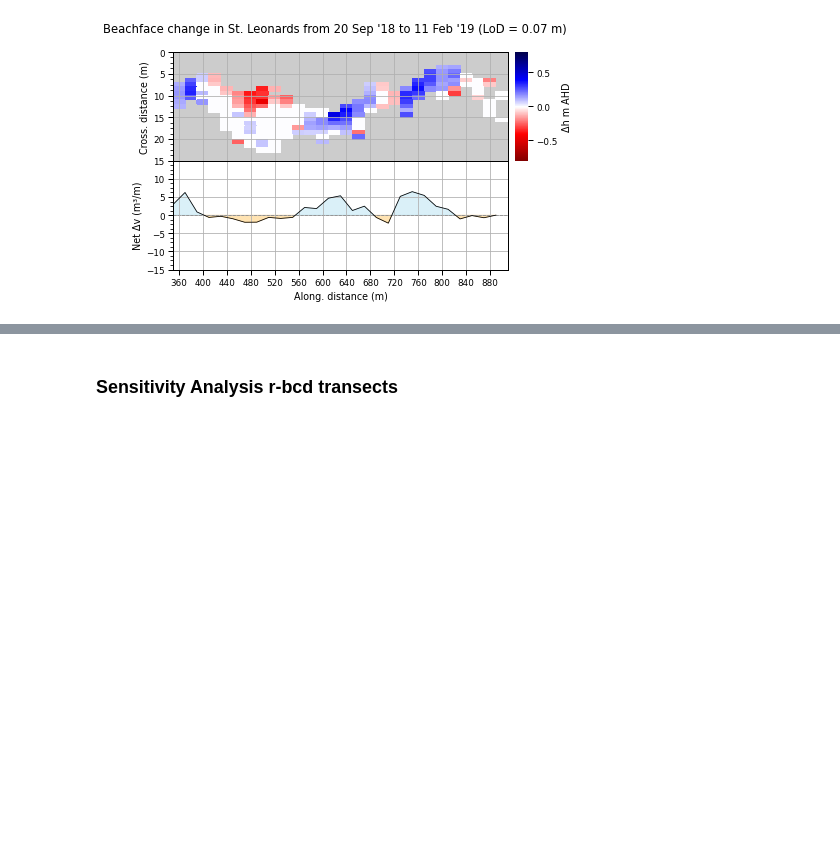
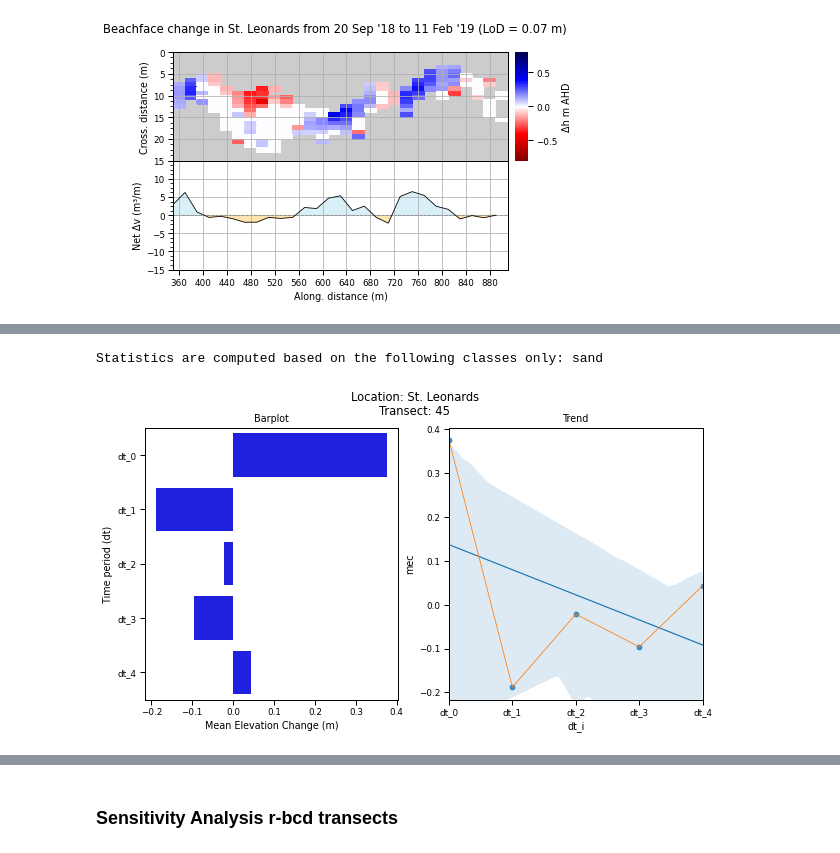
Before and after one commit to npucino/sandpyper, a Jupyter notebook: examples/Example_1_Profile_extraction-CLASS.ipynb, the cells around one changed output, grey strips where cells are left out. Saved outputs shown, nothing was run; the diff lists cells and outputs as text; code cells hidden in the pictures; blank space fills up the shorter version.

Commit message:
added lod and color plots transect mecs

```diff
--- a/examples/Example_1_Profile_extraction-CLASS.ipynb
+++ b/examples/Example_1_Profile_extraction-CLASS.ipynb
@@ -337,0 +127,5 @@ D.dh_df.query("location=='mar' and dt=='dt_3'")
+# %%
+D.plot_transect_mecs('leo',tr_id=45)
+# %% [output]
+Statistics are computed based on the following classes only: sand
+[figure, added]
```
Also changed, not shown: parts of 19 cells of this notebook, 1 other file.
